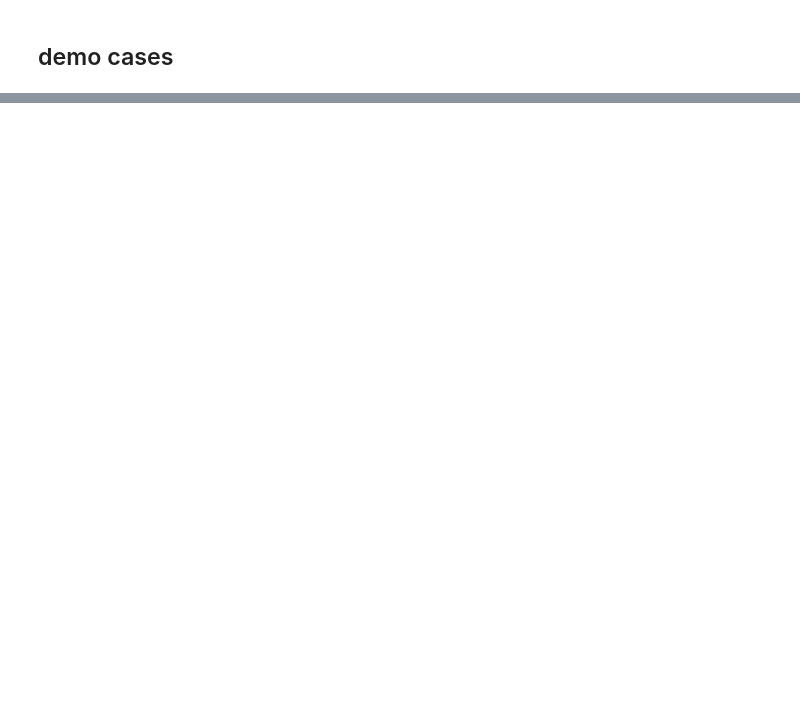
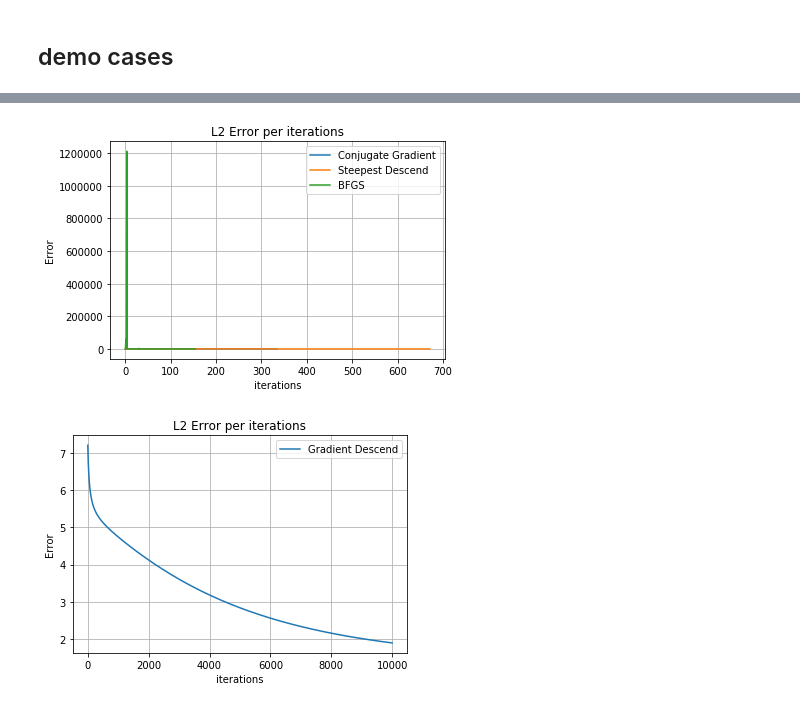
Before and after one commit to AutoDiffAll/cs207_FinalProject, a Jupyter notebook: demos/test_for_optimizer.ipynb, the cells around one changed output, grey strips where cells are left out. Cells and saved outputs as stored; diff of their text form; code cells hidden in the pictures; blank space fills up the shorter version.

```diff
--- a/demos/test_for_optimizer.ipynb
+++ b/demos/test_for_optimizer.ipynb
@@ -50,3 +47,8 @@ evaluate.plot_acc([v[0].val_rec for k,v in res.items()],[1,1],models)
+# %%
+evaluate.plot_accuracy(res,[1,1],i=-1)
+# %% [output]
+[figure, added]
+[figure, added]
 # %%
 def show_acc(val_lists,true,label_lists,norm='L2'):
     n = len(label_lists)
```
Also changed, not shown: parts of 9 cells of this notebook, 2 other files.
